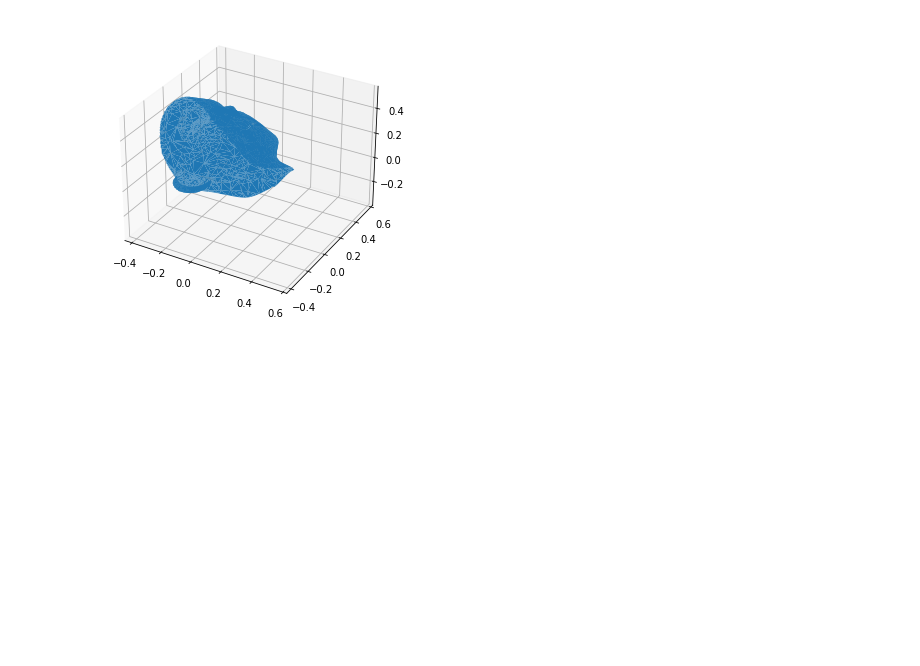
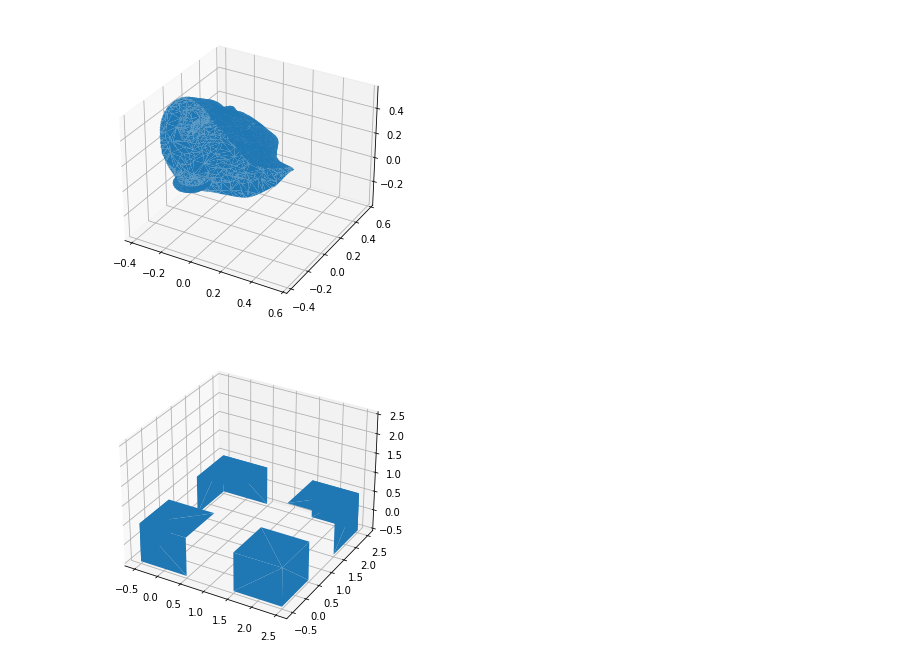
Before and after one commit to dash-xa/TreeHacks2021, a Jupyter notebook: ML/stl_experimentation.ipynb, the cells around one changed output. Cells and saved outputs as stored; diff of their text form; code cells hidden in the pictures; blank space fills up the shorter version.

```diff
--- a/ML/stl_experimentation.ipynb
+++ b/ML/stl_experimentation.ipynb
@@ -44,11 +0,0 @@ def fix_mesh(mesh, detail="normal"):
-# %%
-in_mesh = "cdot_test_0.obj"
-out_mesh = "cdot_test_0_low.obj"
-detail = "low"
-mesh = pymesh.meshio.load_mesh(in_mesh)
-
-mesh = fix_mesh(mesh, detail=detail)
-
-pymesh.meshio.save_mesh(out_mesh, mesh)
-
-pymesh.timethis.summarize()
@@ -134,3 +78,79 @@ pyplot.show()
 [figure]
 # %%
 your_mesh.save('3d_files/cdot_test_1_deci_smaller.stl')
+# %%
+from stl import mesh
+import math
+import numpy
+
+# Create 3 faces of a cube
+data = numpy.zeros(6, dtype=mesh.Mesh.dtype)
+
+# Top of the cube
+data['vectors'][0] = numpy.array([[0, 1, 1],
+                                  [1, 0, 1],
+                                  [0, 0, 1]])
+data['vectors'][1] = numpy.array([[1, 0, 1],
+                                  [0, 1, 1],
+                                  [1, 1, 1]])
+# Front face
+data['vectors'][2] = numpy.array([[1, 0, 0],
+                                  [1, 0, 1],
+                                  [1, 1, 0]])
+data['vectors'][3] = numpy.array([[1, 1, 1],
+                                  [1, 0, 1],
+                                  [1, 1, 0]])
+# Left face
+data['vectors'][4] = numpy.array([[0, 0, 0],
+                                  [1, 0, 0],
+                                  [1, 0, 1]])
+data['vectors'][5] = numpy.array([[0, 0, 0],
+                                  [0, 0, 1],
+                                  [1, 0, 1]])
+
+# Since the cube faces are from 0 to 1 we can move it to the middle by
+# substracting .5
+data['vectors'] -= .5
+
+# Generate 4 different meshes so we can rotate them later
+meshes = [mesh.Mesh(data.copy()) for _ in range(4)]
+
+# Rotate 90 degrees over the Y axis
+meshes[0].rotate([0.0, 0.5, 0.0], math.radians(90))
+
+# Translate 2 points over the X axis
+meshes[1].x += 2
+
+# Rotate 90 degrees over the X axis
+meshes[2].rotate([0.5, 0.0, 0.0], math.radians(90))
+# Translate 2 points over the X and Y points
+meshes[2].x += 2
+meshes[2].y += 2
+
+# Rotate 90 degrees over the X and Y axis
+meshes[3].rotate([0.5, 0.0, 0.0], math.radians(90))
+meshes[3].rotate([0.0, 0.5, 0.0], math.radians(90))
+# Translate 2 points over the Y axis
+meshes[3].y += 2
+
+
+# Optionally render the rotated cube faces
+from matplotlib import pyplot
+from mpl_toolkits import mplot3d
+
+# Create a new plot
+figure = pyplot.figure()
+axes = mplot3d.Axes3D(figure)
+
+# Render the cube faces
+for m in meshes:
+    axes.add_collection3d(mplot3d.art3d.Poly3DCollection(m.vectors))
+
+# Auto scale to the mesh size
+scale = numpy.concatenate([m.points for m in meshes]).flatten()
+axes.auto_scale_xyz(scale, scale, scale)
+
+# Show the plot to the screen
+pyplot.show()
+# %% [output]
+[figure, added]
```
Also changed, not shown: parts of 57 cells of this notebook, 19 other files.
